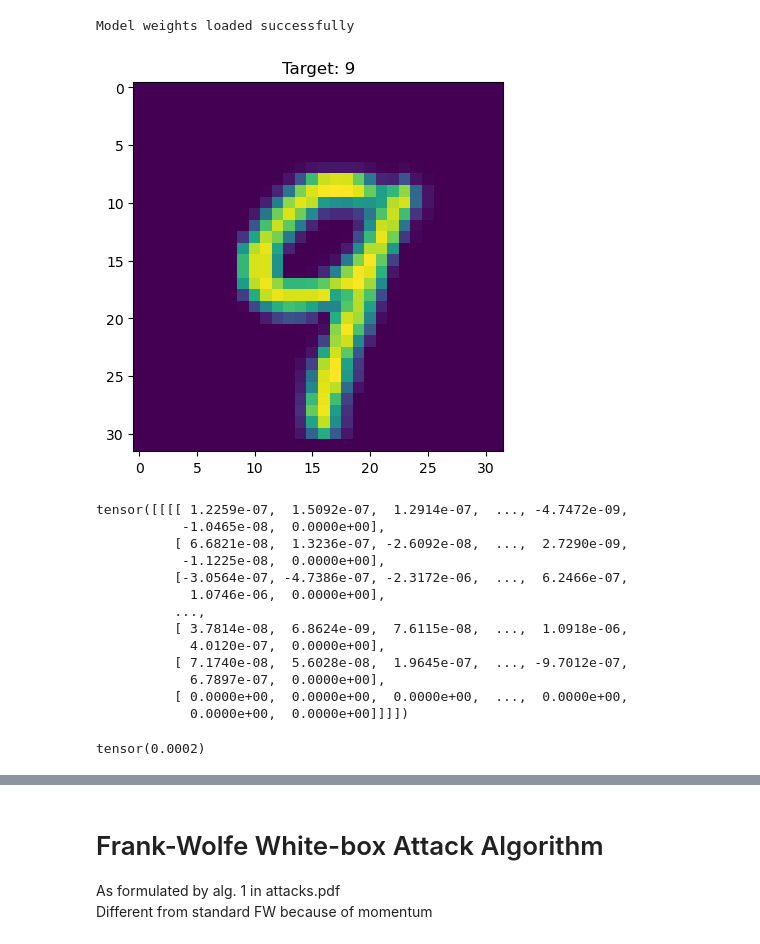
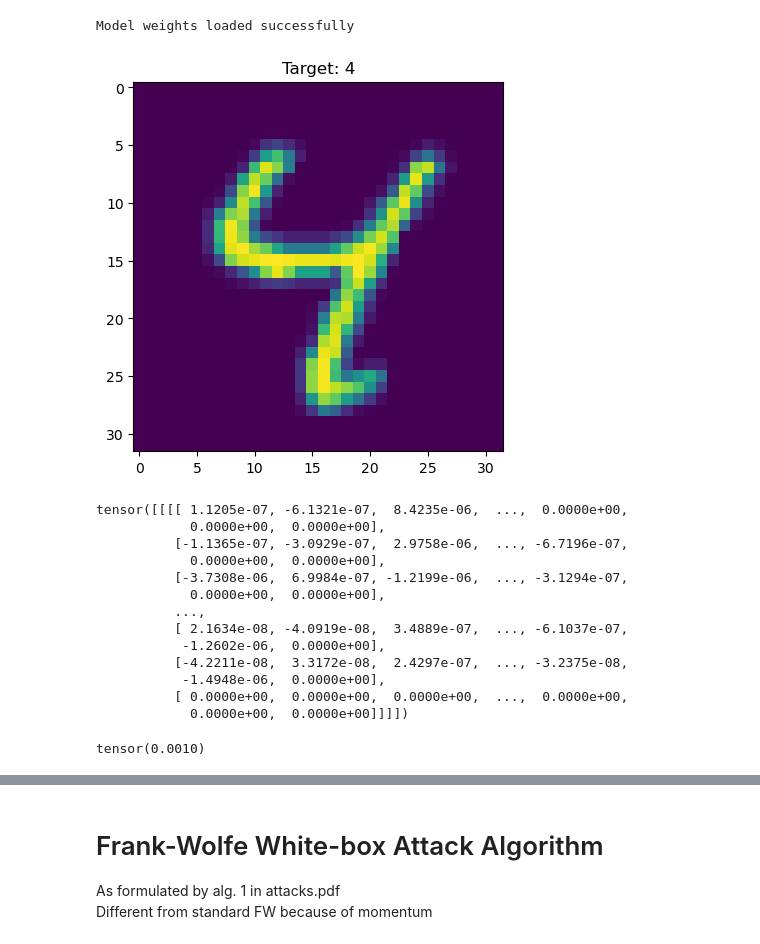
Before and after one commit to TannerAGraves/FW-variants-for-WB-Adversarial-Attacks, a Jupyter notebook: scratch.ipynb, the cells around one changed output, grey strips where cells are left out. Drawn from its saved outputs; the diff is of its cells as text; code cells hidden in the pictures.

```diff
--- a/scratch.ipynb
+++ b/scratch.ipynb
@@ -8,14 +9,14 @@ lenet = LeNet()
 # %% [output]
 Model weights loaded successfully
 # %%
-ex_num = 12
+ex_num = 6
 x0, y = lenet.test_dataset[ex_num]
 x0_np = x0.squeeze()
 plt.imshow(x0_np)
 plt.title(f"Target: {y}")
 plt.show()
 # %% [output]
-[figure, old version]
+[figure, new version]
 # %%
 # Set device
 device = torch.device('cuda' if torch.cuda.is_available() else 'cpu')
@@ -31,7 +32,7 @@ for param in model.parameters():
     param.requires_grad = False
 
 # for target attacks you can define a custom loss here
-criterion = lenet.cost#nn.CrossEntropyLoss()
+criterion = nn.CrossEntropyLoss()#lenet.cost#
 
 def input_grad(x_t):
     # Prepare the input tensor
@@ -52,17 +53,17 @@ input_gradient, _, _= input_grad(x0)
 print(input_gradient)
 torch.norm(input_gradient)
 # %% [output]
-tensor([[[[ 1.2259e-07,  1.5092e-07,  1.2914e-07,  ..., -4.7472e-09,
-           -1.0465e-08,  0.0000e+00],
-          [ 6.6821e-08,  1.3236e-07, -2.6092e-08,  ...,  2.7290e-09,
-           -1.1225e-08,  0.0000e+00],
-          [-3.0564e-07, -4.7386e-07, -2.3172e-06,  ...,  6.2466e-07,
-            1.0746e-06,  0.0000e+00],
+tensor([[[[ 1.1205e-07, -6.1321e-07,  8.4235e-06,  ...,  0.0000e+00,
+            0.0000e+00,  0.0000e+00],
+          [-1.1365e-07, -3.0929e-07,  2.9758e-06,  ..., -6.7196e-07,
+            0.0000e+00,  0.0000e+00],
+          [-3.7308e-06,  6.9984e-07, -1.2199e-06,  ..., -3.1294e-07,
+            0.0000e+00,  0.0000e+00],
           ...,
-          [ 3.7814e-08,  6.8624e-09,  7.6115e-08,  ...,  1.0918e-06,
-            4.0120e-07,  0.0000e+00],
-          [ 7.1740e-08,  5.6028e-08,  1.9645e-07,  ..., -9.7012e-07,
-            6.7897e-07,  0.0000e+00],
+          [ 2.1634e-08, -4.0919e-08,  3.4889e-07,  ..., -6.1037e-07,
+           -1.2602e-06,  0.0000e+00],
+          [-4.2211e-08,  3.3172e-08,  2.4297e-07,  ..., -3.2375e-08,
+           -1.4948e-06,  0.0000e+00],
           [ 0.0000e+00,  0.0000e+00,  0.0000e+00,  ...,  0.0000e+00,
             0.0000e+00,  0.0000e+00]]]])
-tensor(0.0002)
+tensor(0.0010)
```
Also changed, not shown: parts of 7 cells of this notebook.
